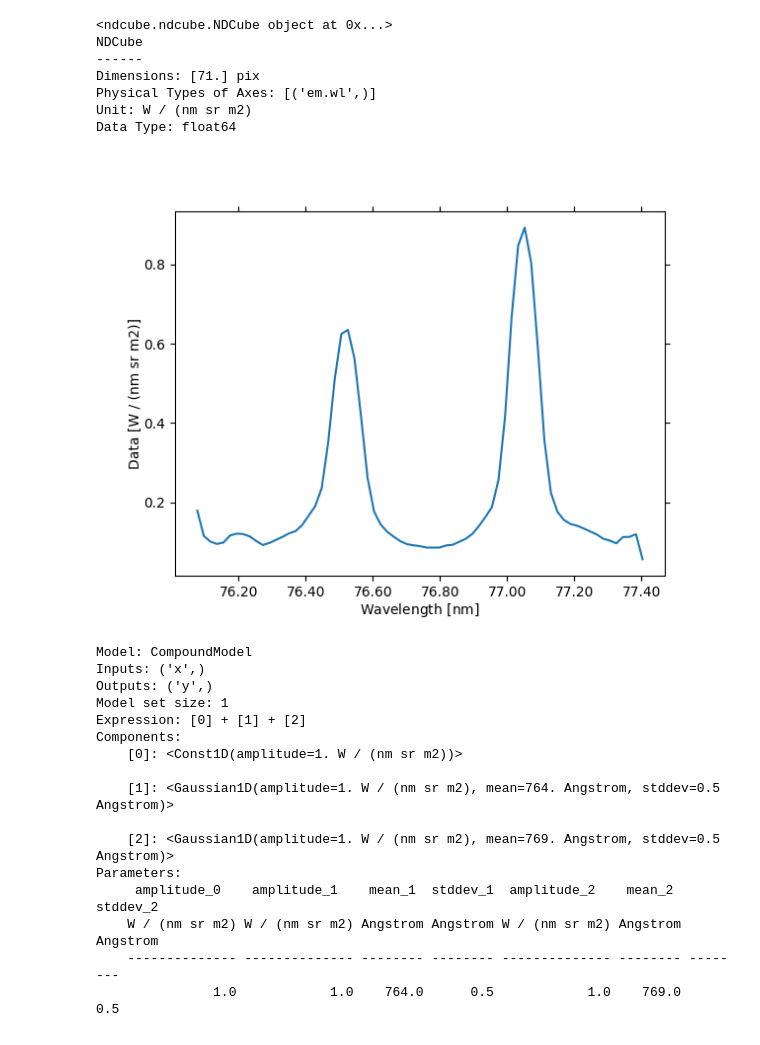
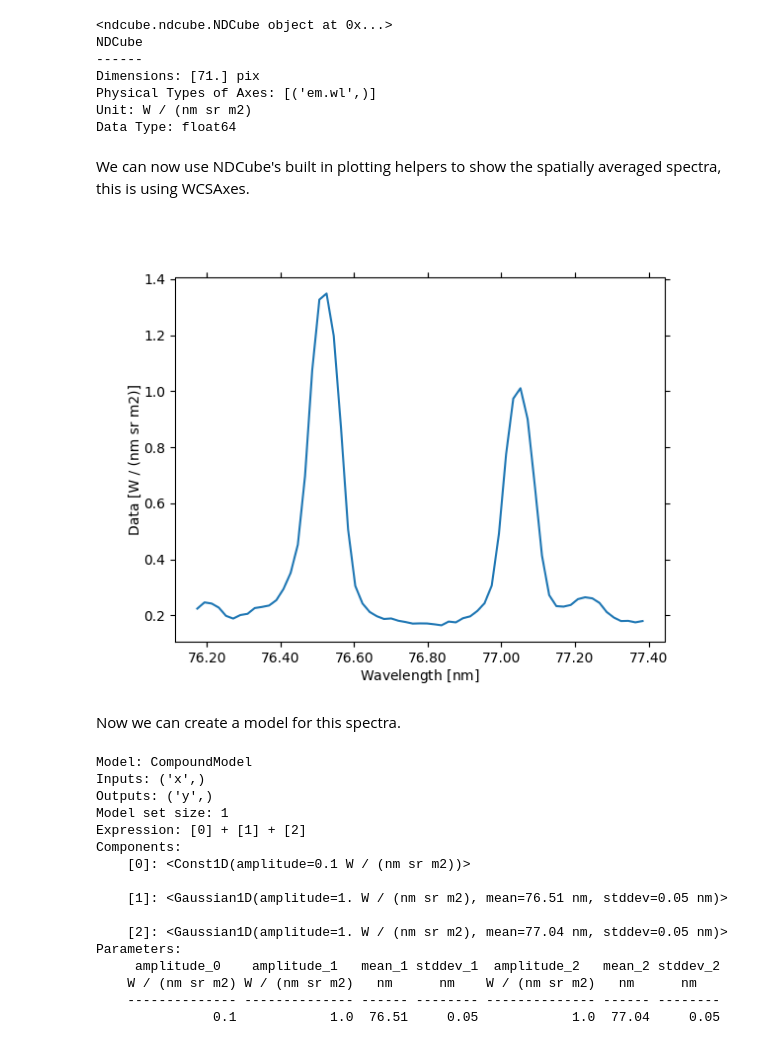
Before and after one commit to aperiosoftware/parallel-modeling-examples, a Jupyter notebook: spice/Final_Tutorial.ipynb, the cells around one changed output. Saved outputs shown, nothing was run; the diff lists cells and outputs as text; code cells hidden in the pictures.

```diff
--- a/spice/Final_Tutorial.ipynb
+++ b/spice/Final_Tutorial.ipynb
@@ -29,5 +45,9 @@ hdu = hdul[window]
 # %%
-spice = NDCube(hdu.data, wcs=WCS(hdu), unit=hdu.header["BUNIT"], mask=np.isnan(hdu.data))
+spice_full = NDCube(hdu.data, wcs=WCS(hdu), unit=hdu.header["BUNIT"], mask=np.isnan(hdu.data))
+# The first dimension is length one so let's drop it
+spice = spice_full[0]
+# We want to make this example finish faster, so let's only do a 100x100 box
+spice = spice[:, 100:200, 100:200]
 # %% [output]
 WARNING: FITSFixedWarning: CROTA = 7.72085831376 / [deg] S/C counter-clockwise roll rel to Solar N
 keyword looks very much like CROTAn but isn't. [astropy.wcs.wcs]
@@ -49,5 +84,5 @@ Data Type: >f4
 # %%
-spatial_mean = spice[0].rebin((1, 834, 224))[:, 0, 0]
+spatial_mean = spice.rebin((1, *spice.data.shape[1:]))[:, 0, 0]
 spatial_mean
 # %% [output]
 <ndcube.ndcube.NDCube object at 0x...>
@@ -57,10 +92,13 @@ Dimensions: [71.] pix
 Physical Types of Axes: [('em.wl',)]
 Unit: W / (nm sr m2)
 Data Type: float64
+# %% [markdown]
+We can now use NDCube's built in plotting helpers to show the spatially averaged spectra, this is using WCSAxes.
 # %%
 plt.figure()
-ax = spatial_mean.plot()
-ax.coords[0].set_format_unit("nm")
+ax = spatial_mean.plot(axes_units=[u.nm])
 ax.coords[0].set_major_formatter("x.xx")
 # %% [output]
-[figure, old version]
+[figure, new version]
+# %% [markdown]
+Now we can create a model for this spectra.
@@ -67,8 +108,8 @@ ax.coords[0].set_major_formatter("x.xx")
 # %%
 initial_model = (
-    m.Const1D(amplitude=1 * spice.unit) +
-    m.Gaussian1D(amplitude=1 * spice.unit, mean=764 * u.AA, stddev=0.5 * u.AA) +
-    m.Gaussian1D(amplitude=1 * spice.unit, mean=769 * u.AA, stddev=0.5 * u.AA)
+    m.Const1D(amplitude=0.1 * spice.unit) +
+    m.Gaussian1D(amplitude=1 * spice.unit, mean=NIV_wave, stddev=0.05 * u.nm) +
+    m.Gaussian1D(amplitude=1 * spice.unit, mean=NeVIII_wave, stddev=0.05 * u.nm)
 )
 print(initial_model)
 # %% [output]
@@ -78,13 +119,13 @@ Outputs: ('y',)
 Model set size: 1
 Expression: [0] + [1] + [2]
 Components:
-    [0]: <Const1D(amplitude=1. W / (nm sr m2))>
+    [0]: <Const1D(amplitude=0.1 W / (nm sr m2))>
 
-    [1]: <Gaussian1D(amplitude=1. W / (nm sr m2), mean=764. Angstrom, stddev=0.5 Angstrom)>
+    [1]: <Gaussian1D(amplitude=1. W / (nm sr m2), mean=76.51 nm, stddev=0.05 nm)>
 
-    [2]: <Gaussian1D(amplitude=1. W / (nm sr m2), mean=769. Angstrom, stddev=0.5 Angstrom)>
+    [2]: <Gaussian1D(amplitude=1. W / (nm sr m2), mean=77.04 nm, stddev=0.05 nm)>
 Parameters:
-     amplitude_0    amplitude_1    mean_1  stddev_1  amplitude_2    mean_2  stddev_2
-    W / (nm sr m2) W / (nm sr m2) Angstrom Angstrom W / (nm sr m2) Angstrom Angstrom
-    -------------- -------------- -------- -------- -------------- -------- --------
-               1.0            1.0    764.0      0.5            1.0    769.0      0.5
+     amplitude_0    amplitude_1   mean_1 stddev_1  amplitude_2   mean_2 stddev_2
+    W / (nm sr m2) W / (nm sr m2)   nm      nm    W / (nm sr m2)   nm      nm
+    -------------- -------------- ------ -------- -------------- ------ --------
+               0.1            1.0  76.51     0.05            1.0  77.04     0.05
```
Also changed, not shown: parts of 52 cells of this notebook.
